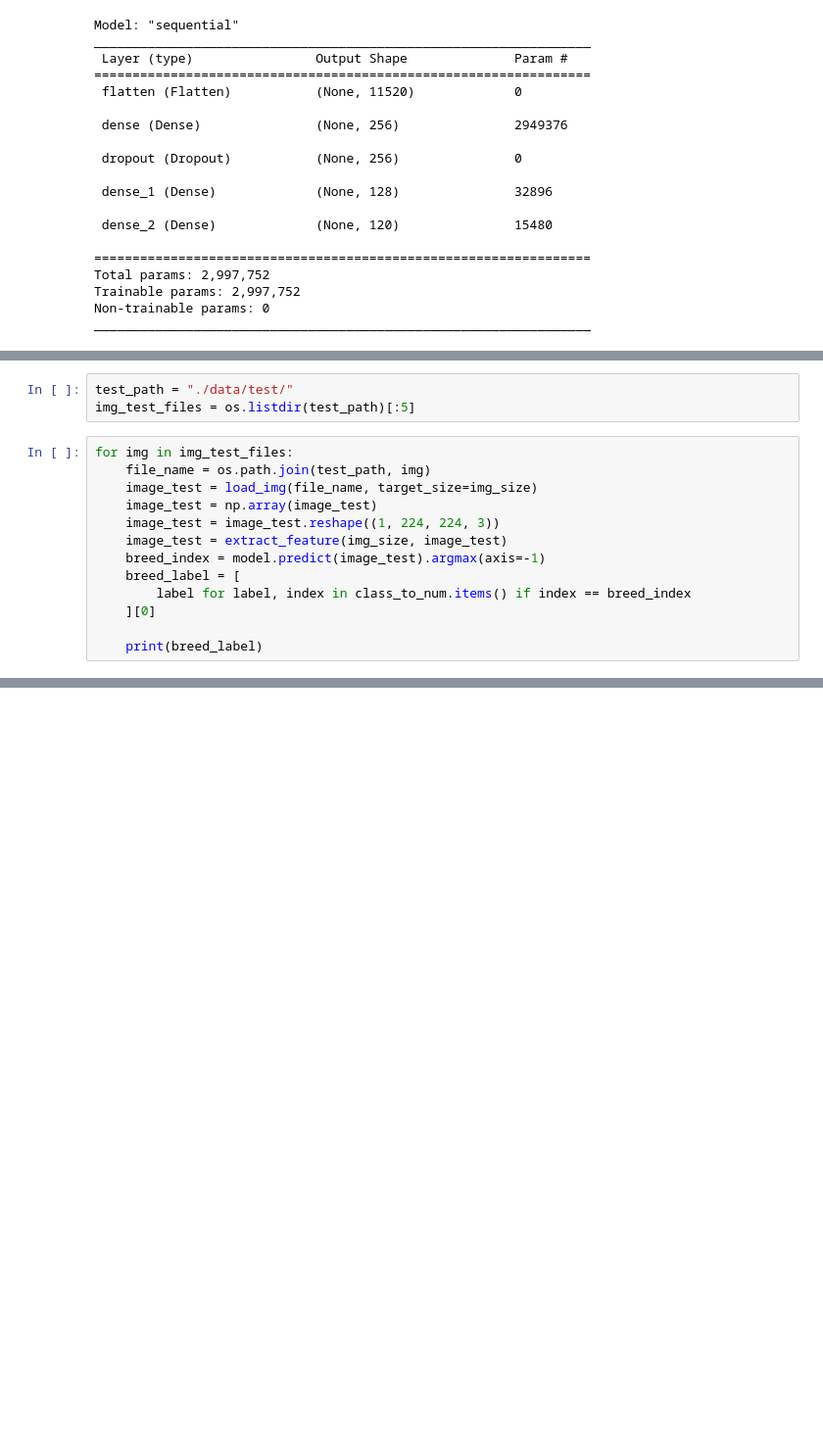
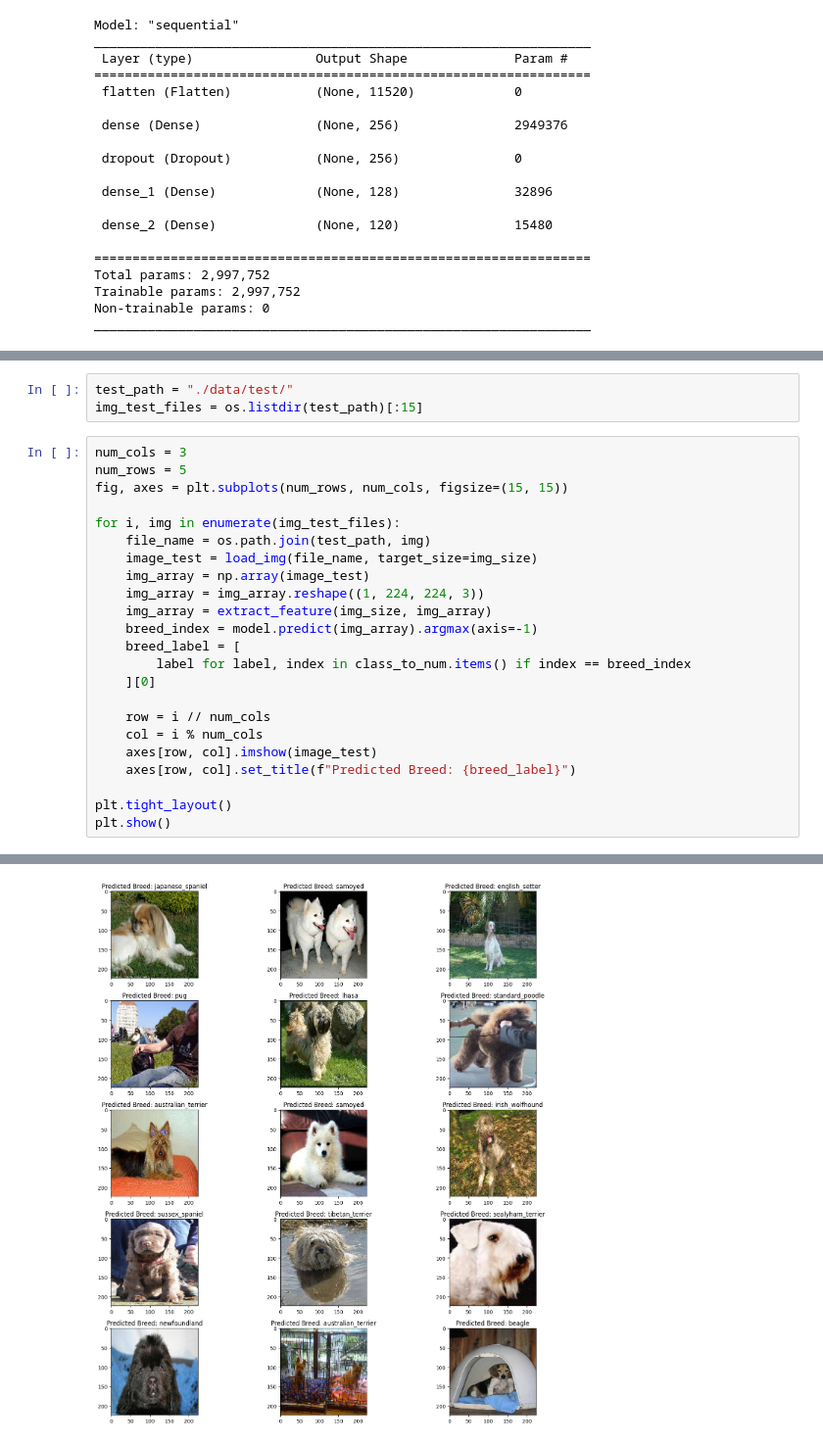
Before and after one commit to VMD121199/Computer-Vision-Lab, a Jupyter notebook: Lab01/dog-breed-identification/dog_breed_classification.ipynb, the cells around one changed output, grey strips where cells are left out. Shown at 98% size. Cells and saved outputs as stored; diff of their text form; blank space fills up the shorter version.

```diff
--- a/Lab01/dog-breed-identification/dog_breed_classification.ipynb
+++ b/Lab01/dog-breed-identification/dog_breed_classification.ipynb
@@ -239,17 +273,27 @@ Epoch 20/20
 # %%
 test_path = "./data/test/"
-img_test_files = os.listdir(test_path)[:5]
+img_test_files = os.listdir(test_path)[:15]
 # %%
-for img in img_test_files:
+num_cols = 3
+num_rows = 5
+fig, axes = plt.subplots(num_rows, num_cols, figsize=(15, 15))
+
+for i, img in enumerate(img_test_files):
     file_name = os.path.join(test_path, img)
     image_test = load_img(file_name, target_size=img_size)
-    image_test = np.array(image_test)
-    image_test = image_test.reshape((1, 224, 224, 3))
-    image_test = extract_feature(img_size, image_test)
-    breed_index = model.predict(image_test).argmax(axis=-1)
+    img_array = np.array(image_test)
+    img_array = img_array.reshape((1, 224, 224, 3))
+    img_array = extract_feature(img_size, img_array)
+    breed_index = model.predict(img_array).argmax(axis=-1)
     breed_label = [
         label for label, index in class_to_num.items() if index == breed_index
     ][0]
 
-    print(breed_label)
+    row = i // num_cols
+    col = i % num_cols
+    axes[row, col].imshow(image_test)
+    axes[row, col].set_title(f"Predicted Breed: {breed_label}")
+
+plt.tight_layout()
+plt.show()
 # %% [output]
@@ -272,0 +317 @@ tibetan_terrier
+[figure, added]
```
Also changed, not shown: parts of 14 cells of this notebook, 4 other files.
